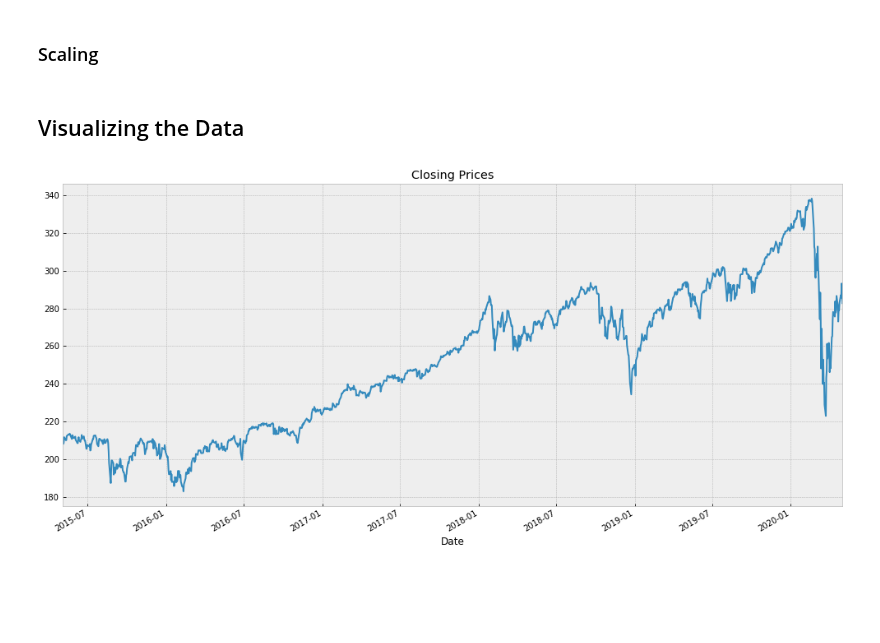
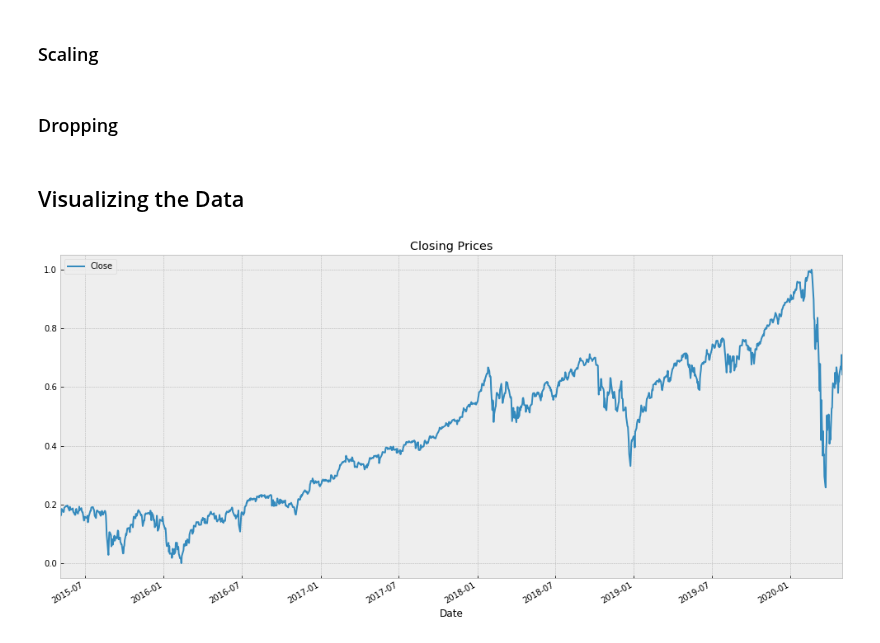
Before and after one commit to marcosan93/Price-Forecaster, a Jupyter notebook: ARMA-Stock-Model.ipynb, the cells around one changed output. Drawn from its saved outputs; the diff is of its cells as text; code cells hidden in the pictures; blank space fills up the shorter version.

```diff
--- a/ARMA-Stock-Model.ipynb
+++ b/ARMA-Stock-Model.ipynb
@@ -53,10 +53,15 @@ df.dropna(inplace=True)
 scaler = MinMaxScaler()
 
 df = pd.DataFrame(scaler.fit_transform(df),
-                  )
+                  index=df.index,
+                  columns=df.columns)
+# %% [markdown]
+### Dropping
+# %%
+df = df[['Close']]
 # %% [markdown]
 ## Visualizing the Data
 # %%
-df.Close.plot(figsize=(17,8), title='Closing Prices');
+df.plot(figsize=(17,8), title='Closing Prices');
 # %% [output]
-[figure, old version]
+[figure, new version]
```
Also changed, not shown: parts of 3 cells of this notebook.
